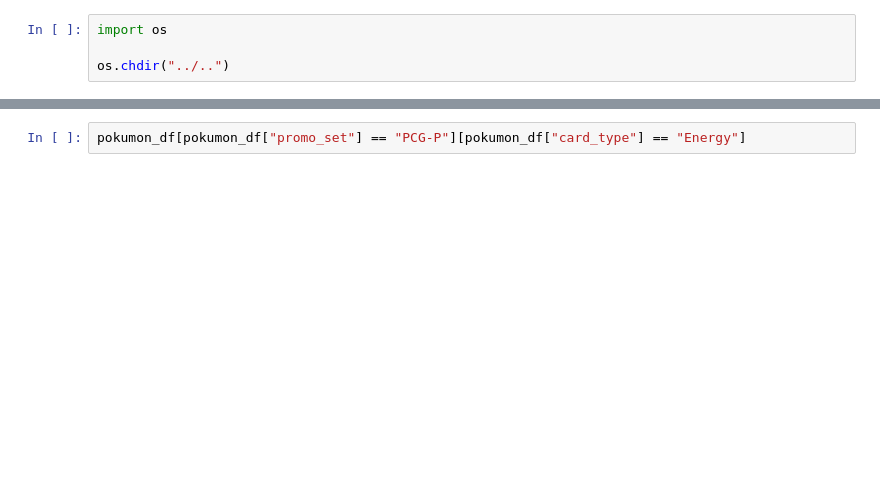
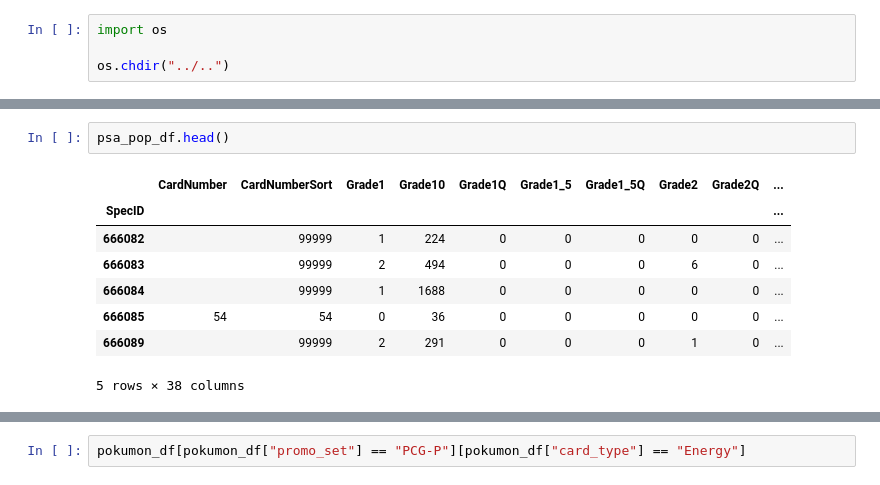
Before and after one commit to haydendaly/ds-poke, a Jupyter notebook: src/dataset/dataset.ipynb, the cells around one changed output, grey strips where cells are left out. Cells and saved outputs as stored; diff of their text form; blank space fills up the shorter version.

```diff
--- a/src/dataset/dataset.ipynb
+++ b/src/dataset/dataset.ipynb
@@ -33,6 +43,17 @@ pokumon_df.head()
 | 1st-place-rare-candy-welcome-fest... | Toyste Beach | Trainer | Rare Candy | Welcome Festa: Pulverizing Pancak... | Sparkle | https://cdn6966.templcdn.com/wp-c... | Japanese | SM-P | Welcome Festa | ... |
 | 20-damage-from-confusion-expansio... | Nobuyuki Habu | Extra Rule | 20 Damage from Confusion | Vending Machine Series 3 (Green S... | Non-holo | https://cdn6966.templcdn.com/wp-c... | Japanese | Vending | Expansion Sheet 3 | ... |
 | 2nd-place-rare-candy-welcome-fest... | Toyste Beach | Trainer | Rare Candy | Welcome Festa: Pulverizing Pancak... | Sparkle | https://cdn6966.templcdn.com/wp-c... | Japanese | SM-P | Welcome Festa | ... |
+# %%
+psa_pop_df.head()
+# %% [output]
+|  | CardNumber | CardNumberSort | Grade1 | Grade10 | Grade1Q | Grade1_5 | Grade1_5Q | Grade2 | Grade2Q | ... |
+| SpecID |  |  |  |  |  |  |  |  |  | ... |
+| 666082 |  | 99999 | 1 | 224 | 0 | 0 | 0 | 0 | 0 | ... |
+| 666083 |  | 99999 | 2 | 494 | 0 | 0 | 0 | 6 | 0 | ... |
+| 666084 |  | 99999 | 1 | 1688 | 0 | 0 | 0 | 0 | 0 | ... |
+| 666085 | 54 | 54 | 0 | 36 | 0 | 0 | 0 | 0 | 0 | ... |
+| 666089 |  | 99999 | 2 | 291 | 0 | 0 | 0 | 1 | 0 | ... |
+5 rows × 38 columns
 # %%
 sorted(cgc_df["card_set"].unique())
 # %% [output]
```
Also changed, not shown: parts of 7 cells of this notebook, 10 other files.
